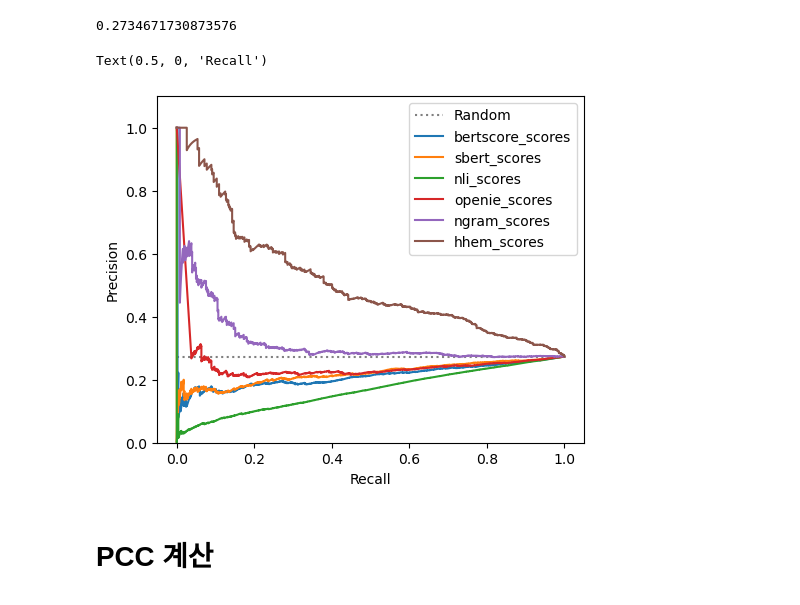
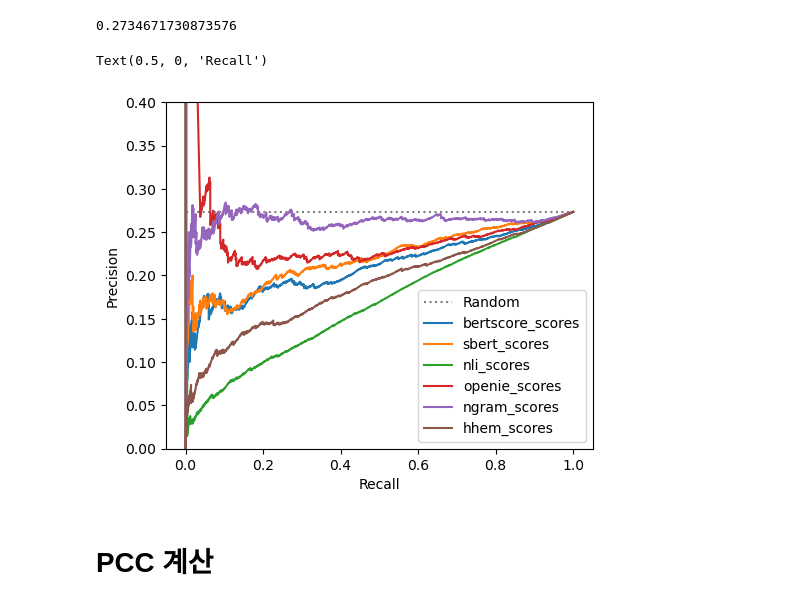
Before and after one commit to 2jimoo/selfcheckgpt, a Jupyter notebook: demo/experiments/advanced_experiments.ipynb, the cells around one changed output. Cells and saved outputs as stored; diff of their text form; code cells hidden in the pictures.

```diff
--- a/demo/experiments/advanced_experiments.ipynb
+++ b/demo/experiments/advanced_experiments.ipynb
@@ -64,7 +64,9 @@ class SelfCheckNgram:
 
             # 평균 유사도 계산
             avg_max_similarity = np.mean(similarities)
-            scores.append(avg_max_similarity)
+
+            # scores.append(avg_max_similarity) x # 코드 수정
+            scores.append(1- avg_max_similarity)
 
         return scores
 # %% [output]
@@ -745,3 +213,18 @@ Similarities: [0.12239583333333337, 0.2682291467984518, 0.1484375, 0.26041666666
+# %%
+import pickle
+
+# 파일에서 bertscore_scores, sbert_scores, nli_scores, openie_scores를 로드
+with open('bertscore_scores.pkl', 'rb') as f:
+    bertscore_scores = pickle.load(f)
+
+with open('sbert_scores.pkl', 'rb') as f:
+    sbert_scores = pickle.load(f)
+
+with open('nli_scores.pkl', 'rb') as f:
+    nli_scores = pickle.load(f)
+
+with open('openie_scores.pkl', 'rb') as f:
+    openie_scores = pickle.load(f)
 # %% [markdown]
 # 결과 추출
 # %% [markdown]
@@ -946,20 +429,20 @@ random_baseline
 # %%
 # with human label, Detecting Non-factual
 plt.figure(figsize=(5.5, 4.5))
 plt.hlines(y=random_baseline, xmin=0, xmax=1.0, color='grey', linestyles='dotted', label='Random')
 plt.plot(Rb1, Pb1, '-', label='bertscore_scores')
 plt.plot(Rb2, Pb2, '-', label='sbert_scores')
 plt.plot(Rb3, Pb3, '-', label='nli_scores')
 plt.plot(Rb4, Pb4, '-', label='openie_scores')
 plt.plot(Rb5, Pb5, '-', label='ngram_scores')
 plt.plot(Rb6, Pb6, '-', label='hhem_scores')
 plt.legend()
-plt.ylim(0.0,1.1)
+plt.ylim(0.0,0.4)
 plt.ylabel("Precision")
 plt.xlabel("Recall")
 # %% [output]
 Text(0.5, 0, 'Recall')
-[figure, old version]
+[figure, new version]
 # %% [markdown]
 # PCC 계산
 # %%
```
Also changed, not shown: parts of 15 cells of this notebook.
